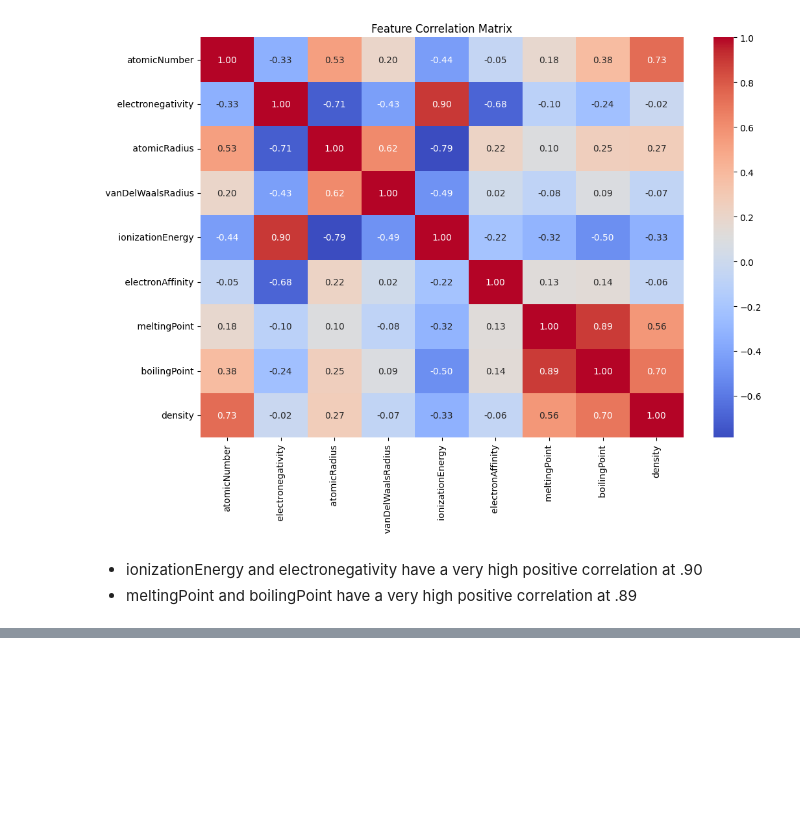
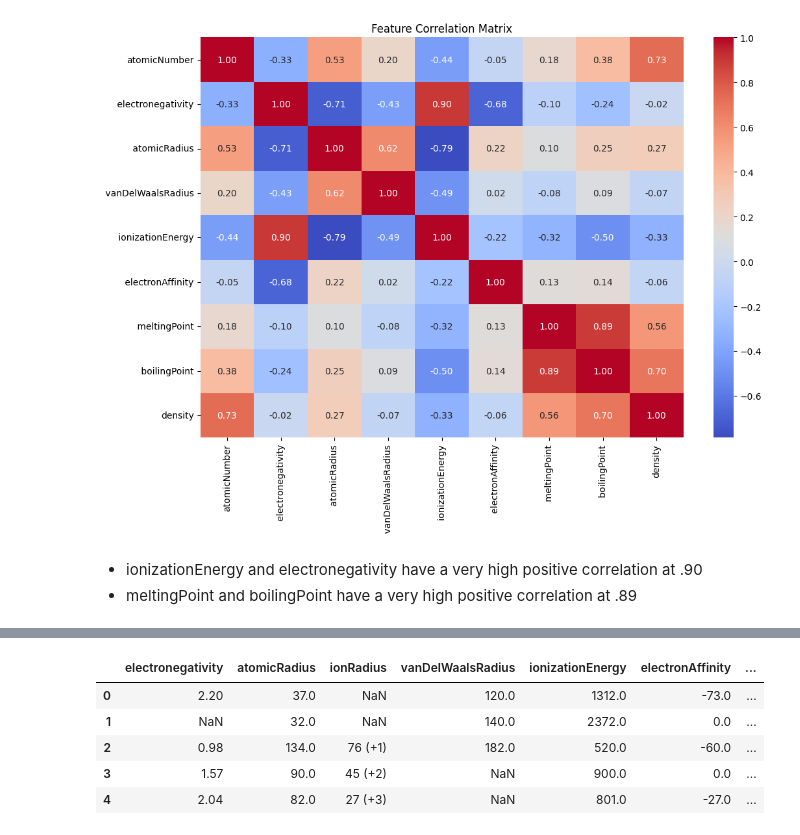
Before and after one commit to paulclarkdata/periodic_table_cluster, a Jupyter notebook: period_table_cluster.ipynb, the cells around one changed output, grey strips where cells are left out. Cells and saved outputs as stored; diff of their text form; code cells hidden in the pictures; blank space fills up the shorter version.

```diff
--- a/period_table_cluster.ipynb
+++ b/period_table_cluster.ipynb
@@ -87,0 +117,13 @@ plt.show()
+# %%
+# Create the clean analytics ready dataframe
+dataframe_clean = df[[' electronegativity', ' atomicRadius', ' ionRadius', ' vanDelWaalsRadius', ' ionizationEnergy', ' electronAffinity', ' meltingPoint', 'density']]
+# %%
+dataframe_clean.shape
+dataframe_clean.head()
+# %% [output]
+|  | electronegativity | atomicRadius | ionRadius | vanDelWaalsRadius | ionizationEnergy | electronAffinity | ... |
+| 0 | 2.20 | 37.0 | NaN | 120.0 | 1312.0 | -73.0 | ... |
+| 1 | NaN | 32.0 | NaN | 140.0 | 2372.0 | 0.0 | ... |
+| 2 | 0.98 | 134.0 | 76 (+1) | 182.0 | 520.0 | -60.0 | ... |
+| 3 | 1.57 | 90.0 | 45 (+2) | NaN | 900.0 | 0.0 | ... |
+| 4 | 2.04 | 82.0 | 27 (+3) | NaN | 801.0 | -27.0 | ... |
```
Also changed, not shown: parts of 4 cells of this notebook.
